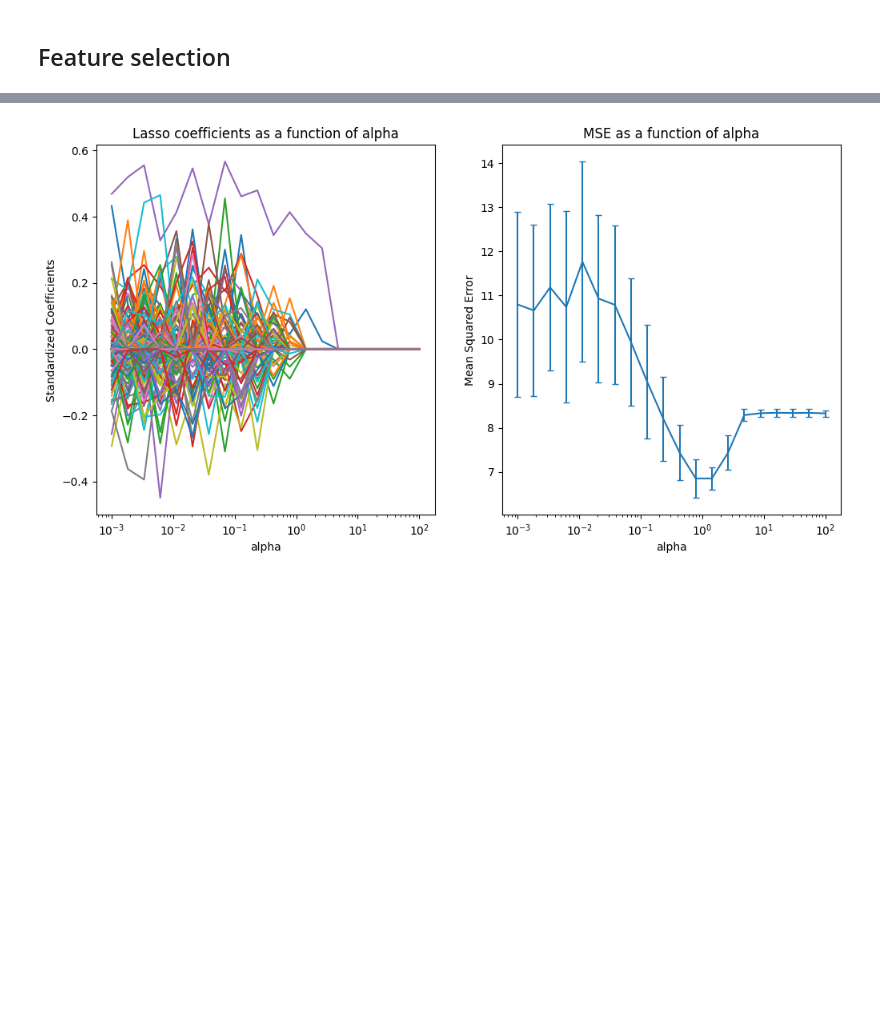
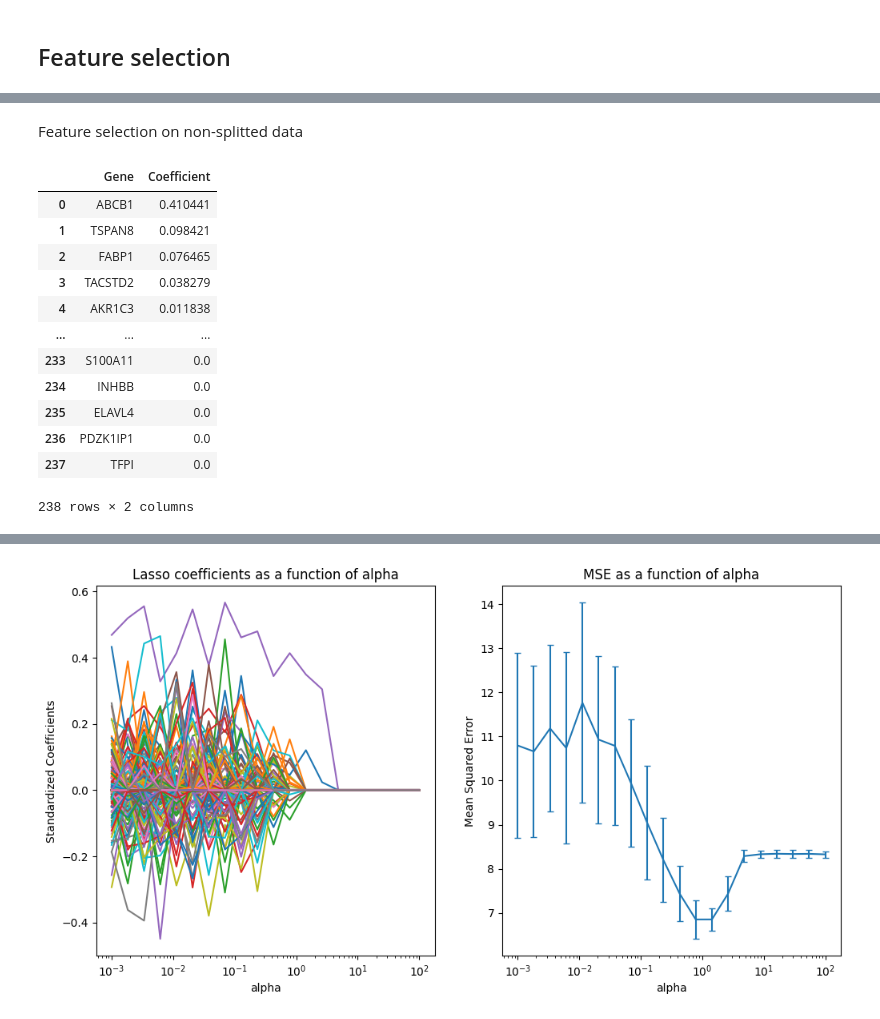
Before and after one commit to MartvStraten/8dm50-machine-learning, a Jupyter notebook: practicals/week_3.ipynb, the cells around one changed output, grey strips where cells are left out. Cells and saved outputs as stored; diff of their text form; code cells hidden in the pictures; blank space fills up the shorter version.

```diff
--- a/practicals/week_3.ipynb
+++ b/practicals/week_3.ipynb
@@ -398,0 +377,20 @@ array([['GPX2', 0.28899383372865833],
+# %% [markdown]
+Feature selection on non-splitted data
+# %%
+full_data_result = get_sorted_features(X, y, gene_expression.columns ,best_alpha)
+full_data_result = pd.DataFrame(full_data_result, columns=['Gene', 'Coefficient'])
+full_data_result
+# %% [output]
+|  | Gene | Coefficient |
+| 0 | ABCB1 | 0.410441 |
+| 1 | TSPAN8 | 0.098421 |
+| 2 | FABP1 | 0.076465 |
+| 3 | TACSTD2 | 0.038279 |
+| 4 | AKR1C3 | 0.011838 |
+| ... | ... | ... |
+| 233 | S100A11 | 0.0 |
+| 234 | INHBB | 0.0 |
+| 235 | ELAVL4 | 0.0 |
+| 236 | PDZK1IP1 | 0.0 |
+| 237 | TFPI | 0.0 |
+238 rows × 2 columns
```
Also changed, not shown: parts of 6 cells of this notebook.
